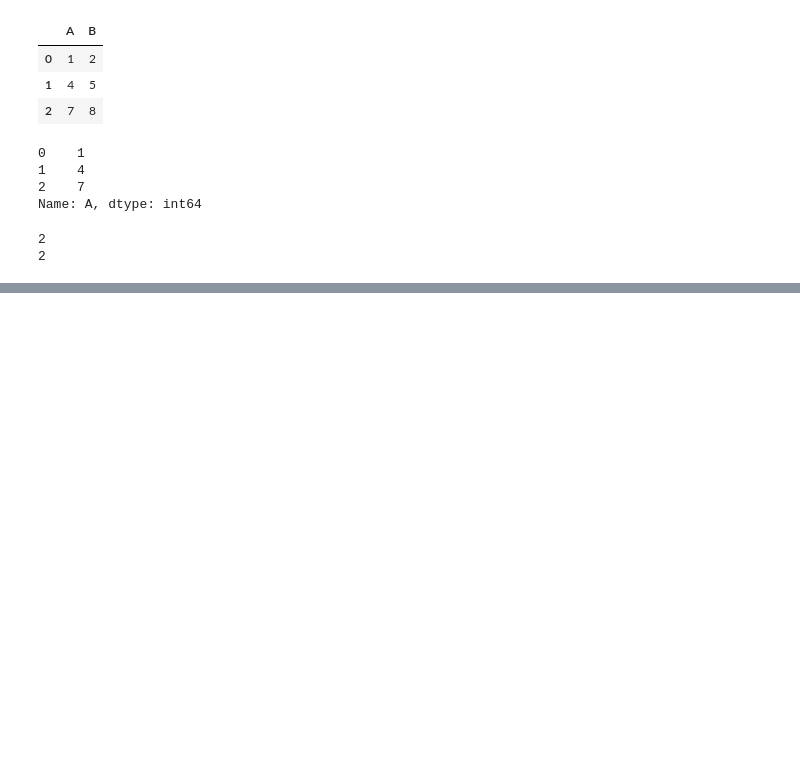
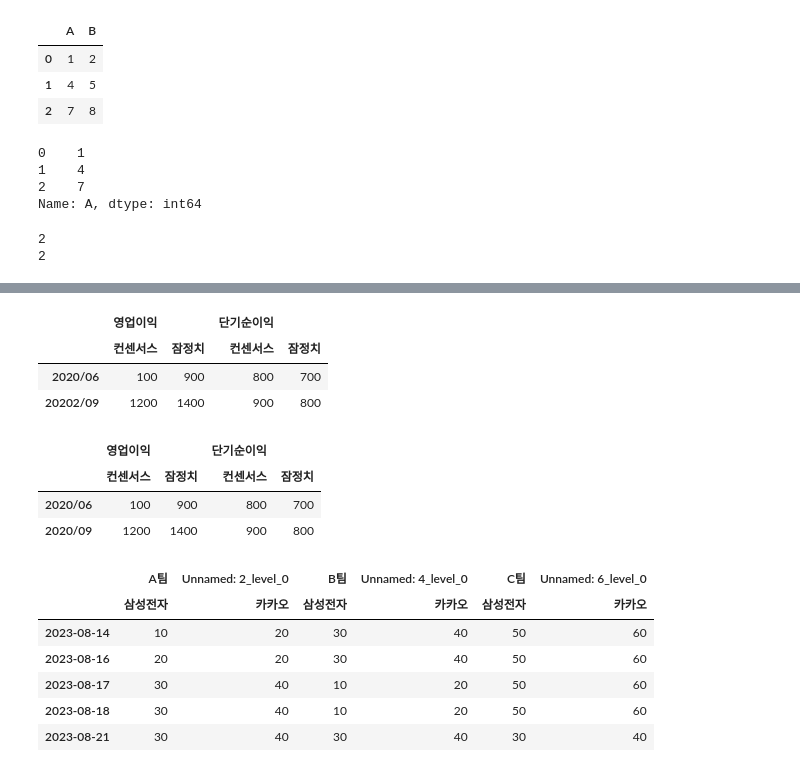
Before and after one commit to HouseOwnerLee/pohang13, a Jupyter notebook: pandas_ex/DataFrame_ex01.ipynb, the cells around one changed output, grey strips where cells are left out. Saved outputs shown, nothing was run; the diff lists cells and outputs as text; code cells hidden in the pictures; blank space fills up the shorter version.

```diff
--- a/pandas_ex/DataFrame_ex01.ipynb
+++ b/pandas_ex/DataFrame_ex01.ipynb
@@ -709,0 +819,48 @@ print(df['B'][0]) # 직접 접근은 열 행 순서
+# %%
+data = [[100,900,800,700],[1200,1400,900,800]]
+columns = [['영업이익','영업이익','단기순이익','단기순이익'],['컨센서스','잠정치','컨센서스','잠정치']] # 다중 열 생성
+index = ["2020/06", "20202/09"]
+df = pd.DataFrame(data,index,columns)
+df
+# %% [output]
+|  | 영업이익 |  | 단기순이익 |  |
+|  | 컨센서스 | 잠정치 | 컨센서스 | 잠정치 |
+| 2020/06 | 100 | 900 | 800 | 700 |
+| 20202/09 | 1200 | 1400 | 900 | 800 |
+# %%
+data = [[100,900,800,700],[1200,1400,900,800]]
+index = ["2020/06","2020/09"]
+level_0 = ['영업이익','단기순이익']
+level_1 = ['컨센서스', '잠정치']
+idx = pd.MultiIndex.from_product([level_0, level_1])
+df = pd.DataFrame(data,index,idx)
+df
+# %% [output]
+|  | 영업이익 |  | 단기순이익 |  |
+|  | 컨센서스 | 잠정치 | 컨센서스 | 잠정치 |
+| 2020/06 | 100 | 900 | 800 | 700 |
+| 2020/09 | 1200 | 1400 | 900 | 800 |
+# %%
+import io
+import pandas as pd
+
+csv = '''
+	A팀		B팀		C팀
+	삼성전자	카카오	삼성전자	카카오	삼성전자	카카오
+2023-08-14	10	20	30	40	50	60
+2023-08-16	20	20	30	40	50	60
+2023-08-17	30	40	10	20	50	60
+2023-08-18	30	40	10	20	50	60
+2023-08-21	30	40	30	40	30	40
+'''
+
+df_csv = pd.read_csv(io.StringIO(csv), sep='\t', index_col=0, header = [0,1]) # io.StringIO() 문자열을 csv파일처럼 다룸
+df_csv
+# %% [output]
+|  | A팀 | Unnamed: 2_level_0 | B팀 | Unnamed: 4_level_0 | C팀 | Unnamed: 6_level_0 |
+|  | 삼성전자 | 카카오 | 삼성전자 | 카카오 | 삼성전자 | 카카오 |
+| 2023-08-14 | 10 | 20 | 30 | 40 | 50 | 60 |
+| 2023-08-16 | 20 | 20 | 30 | 40 | 50 | 60 |
+| 2023-08-17 | 30 | 40 | 10 | 20 | 50 | 60 |
+| 2023-08-18 | 30 | 40 | 10 | 20 | 50 | 60 |
+| 2023-08-21 | 30 | 40 | 30 | 40 | 30 | 40 |
```
Also changed, not shown: parts of 100 cells of this notebook, 1 other file.
